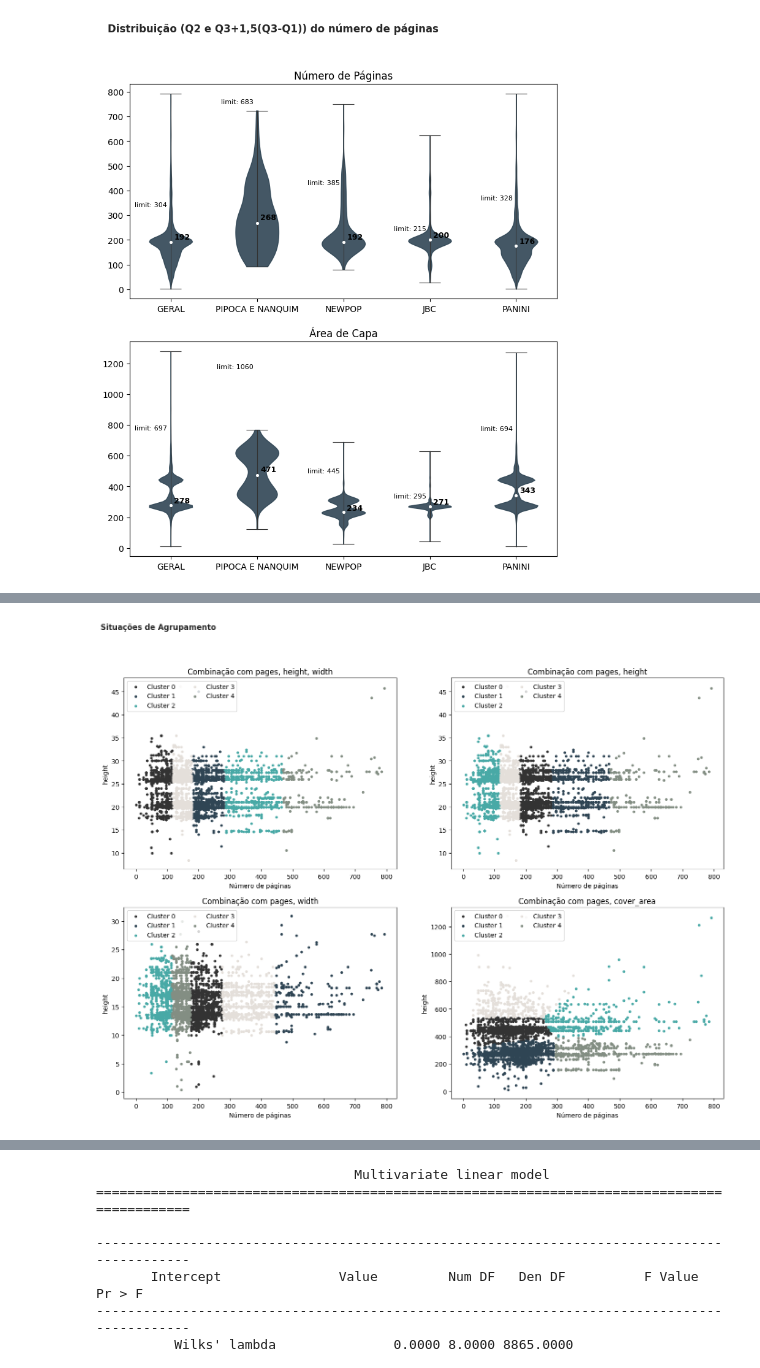
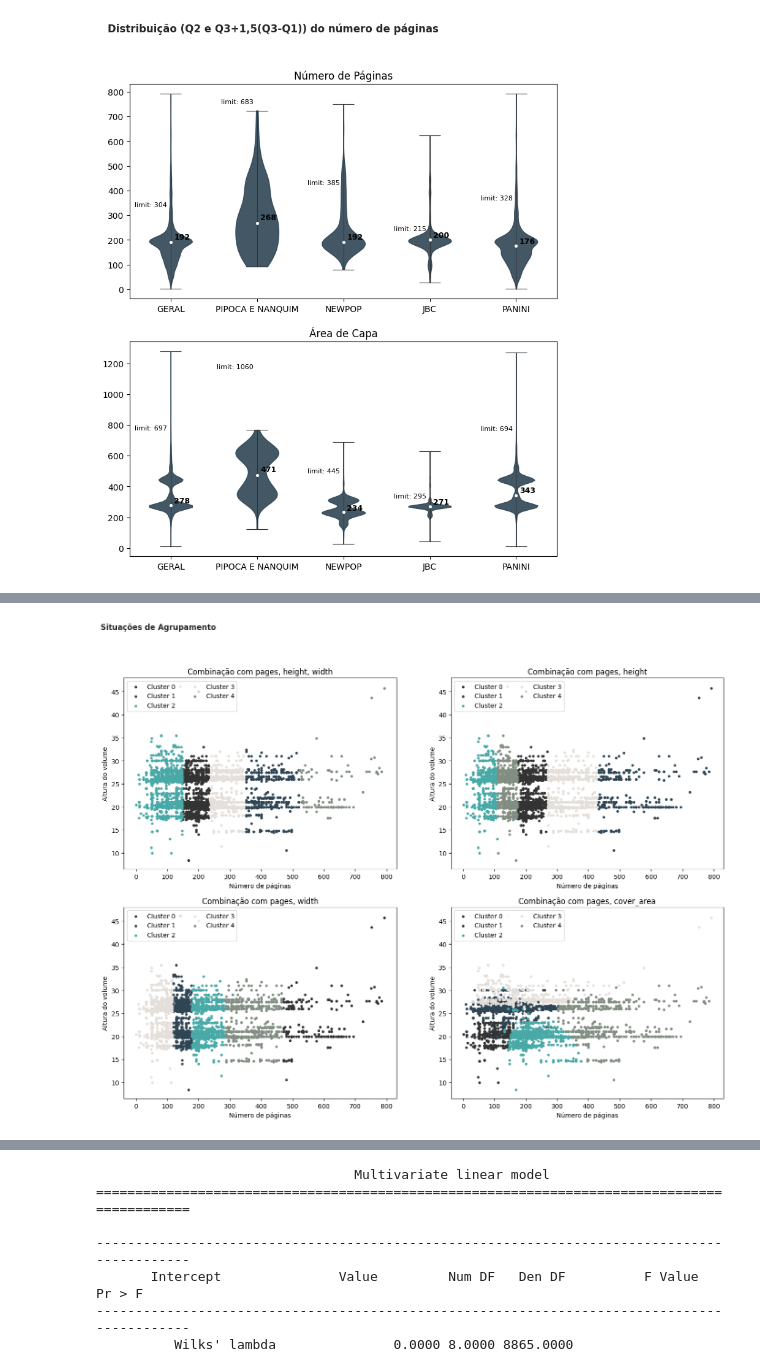
Before and after one commit to BrunoSantosPK/some_analysis, a Jupyter notebook: notebooks/analysis_hq_prices.ipynb, the cells around one changed output, grey strips where cells are left out. Cells and saved outputs as stored; diff of their text form; code cells hidden in the pictures.

```diff
--- a/notebooks/analysis_hq_prices.ipynb
+++ b/notebooks/analysis_hq_prices.ipynb
@@ -377,36 +449,36 @@ variables_combination = [
 ax: List[List[Axes]]
 fig, ax = plt.subplots(2, 2, figsize=(17, 12))
 fig.suptitle("Situações de Agrupamento", color="#272727", weight=800, ha="left", x=0.095)
 axes = [ax[0][0], ax[0][1], ax[1][0], ax[1][1]]
 
 # Percorre as configurações
 for j in range(0, len(variables_combination)):
     combination = variables_combination[j]
     axs = axes[j]
 
     n_clusters = 5
     clustering = KMeans(n_clusters=n_clusters, init="k-means++")
 
     clustering.fit(dataset[combination].values)
     columns = combination
     if len(columns) != 2:
         columns = ["pages", "height"]
 
     dataset["cluster"] = clustering.predict(dataset[combination].values)
     for i in range(0, n_clusters):
         subset = dataset.loc[dataset["cluster"] == i]
         x = subset[columns[0]].values
-        y = subset[columns[1]].values
+        y = subset["height"].values
 
         axs.scatter(x, y, s=10, c=colors[i], label=f"Cluster {i}")
         axs.set_xlabel("Número de páginas")
-        axs.set_ylabel("height")
+        axs.set_ylabel("Altura do volume")
         axs.legend(loc="upper left", ncols=n_clusters // 2)
         axs.set_title(f"Combinação com {', '.join(combination)}")
 
 plt.show()
 # %% [output]
-[figure, old version]
+[figure, new version]
 # %%
 # Criação dos clusters
 n_clusters = 5
```
Also changed, not shown: parts of 11 cells of this notebook.
